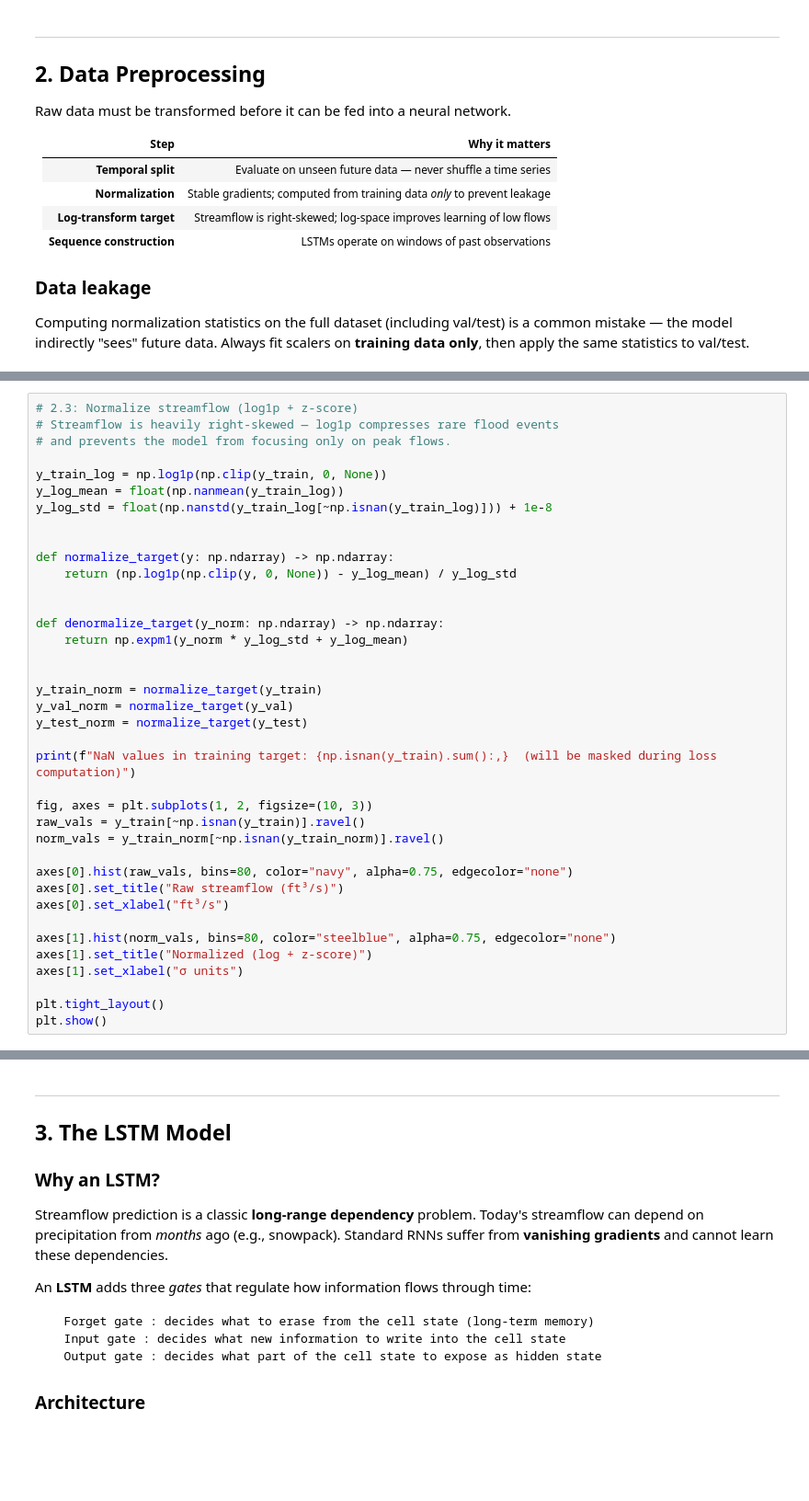
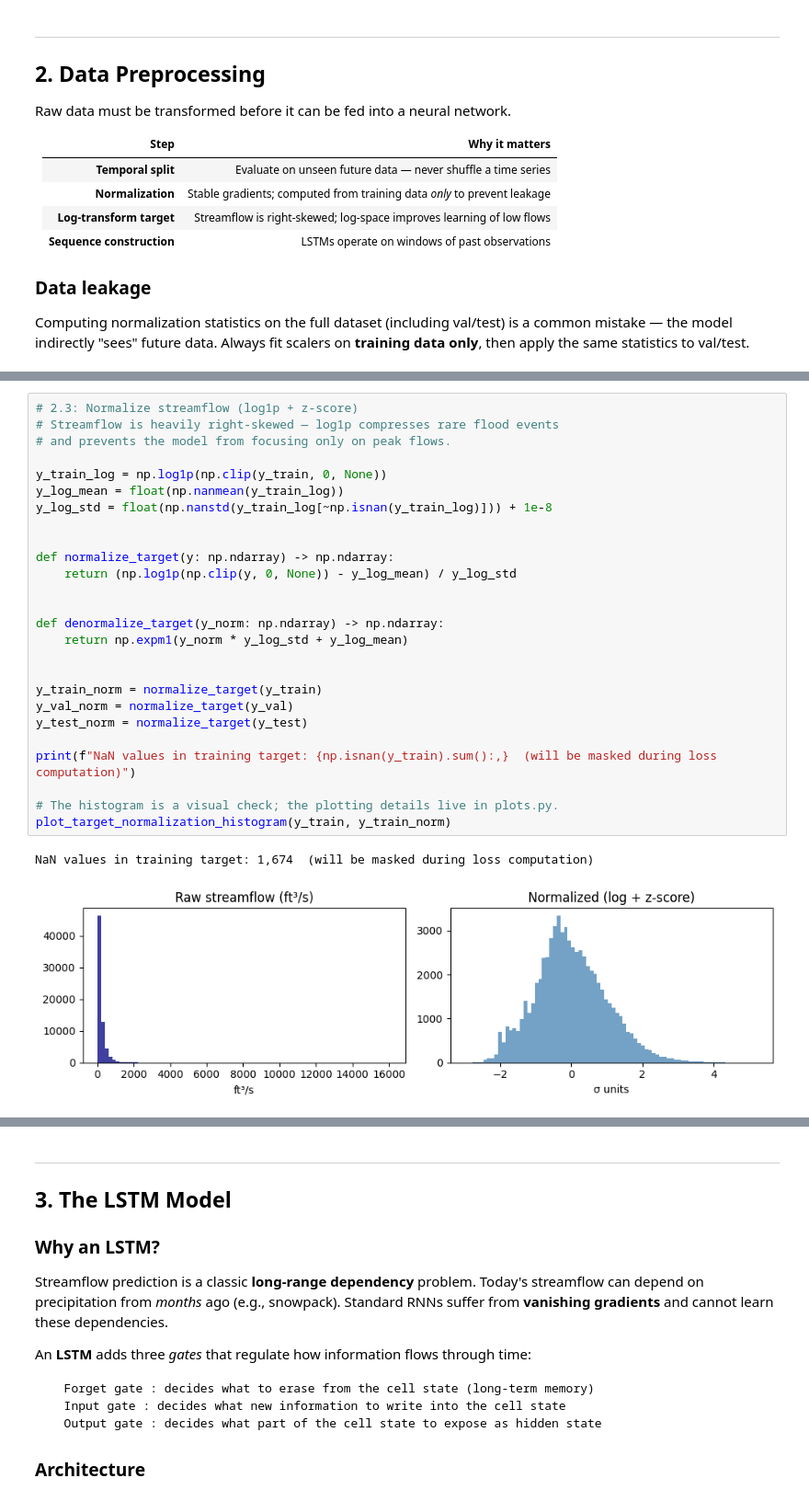
Before and after one commit to leoglonz/Foundations-of-ML, a Jupyter notebook: tutorials/01_ml_pipeline_streamflow.ipynb, the cells around one changed output, grey strips where cells are left out. Shown at 92% size. Saved outputs shown, nothing was run; the diff lists cells and outputs as text; blank space fills up the shorter version.

```diff
--- a/tutorials/01_ml_pipeline_streamflow.ipynb
+++ b/tutorials/01_ml_pipeline_streamflow.ipynb
@@ -204,40 +253,31 @@ for i, name in enumerate(FORCING_NAMES):
 # %%
 # 2.3: Normalize streamflow (log1p + z-score)
 # Streamflow is heavily right-skewed — log1p compresses rare flood events
 # and prevents the model from focusing only on peak flows.
 
 y_train_log = np.log1p(np.clip(y_train, 0, None))
 y_log_mean = float(np.nanmean(y_train_log))
 y_log_std = float(np.nanstd(y_train_log[~np.isnan(y_train_log)])) + 1e-8
 
 
 def normalize_target(y: np.ndarray) -> np.ndarray:
     return (np.log1p(np.clip(y, 0, None)) - y_log_mean) / y_log_std
 
 
 def denormalize_target(y_norm: np.ndarray) -> np.ndarray:
     return np.expm1(y_norm * y_log_std + y_log_mean)
 
 
 y_train_norm = normalize_target(y_train)
 y_val_norm = normalize_target(y_val)
 y_test_norm = normalize_target(y_test)
 
 print(f"NaN values in training target: {np.isnan(y_train).sum():,}  (will be masked during loss computation)")
 
-fig, axes = plt.subplots(1, 2, figsize=(10, 3))
-raw_vals = y_train[~np.isnan(y_train)].ravel()
-norm_vals = y_train_norm[~np.isnan(y_train_norm)].ravel()
-
-axes[0].hist(raw_vals, bins=80, color="navy", alpha=0.75, edgecolor="none")
-axes[0].set_title("Raw streamflow (ft³/s)")
-axes[0].set_xlabel("ft³/s")
-
-axes[1].hist(norm_vals, bins=80, color="steelblue", alpha=0.75, edgecolor="none")
-axes[1].set_title("Normalized (log + z-score)")
-axes[1].set_xlabel("σ units")
-
-plt.tight_layout()
-plt.show()
+# The histogram is a visual check; the plotting details live in plots.py.
+plot_target_normalization_histogram(y_train, y_train_norm)
+# %% [output]
+NaN values in training target: 1,674  (will be masked during loss computation)
+[figure, added]
 # %%
 # 2.4: Sliding-window Dataset
```
Also changed, not shown: parts of 42 cells of this notebook, 16 other files.
